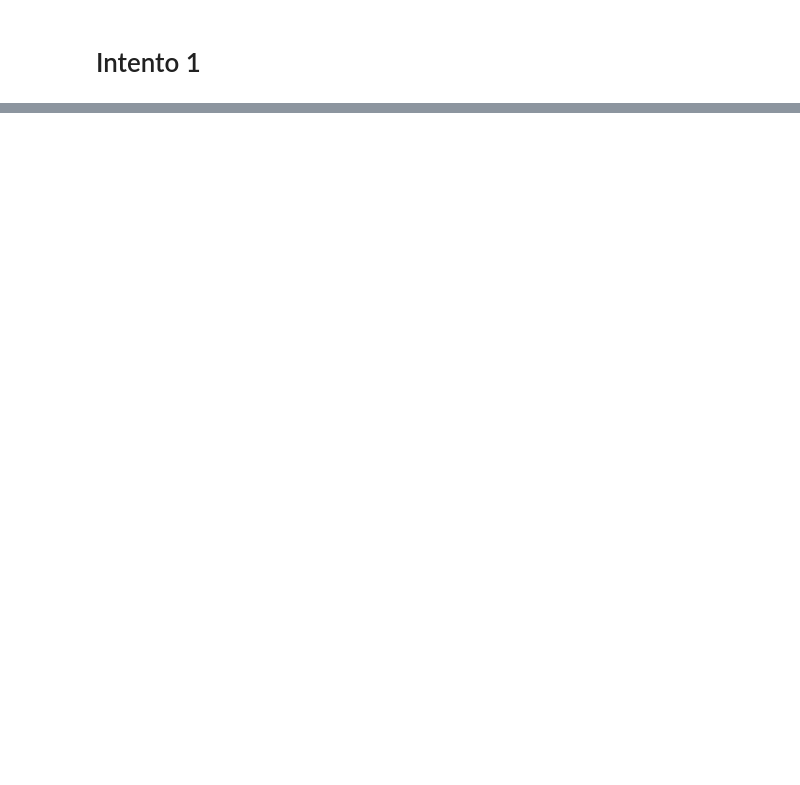
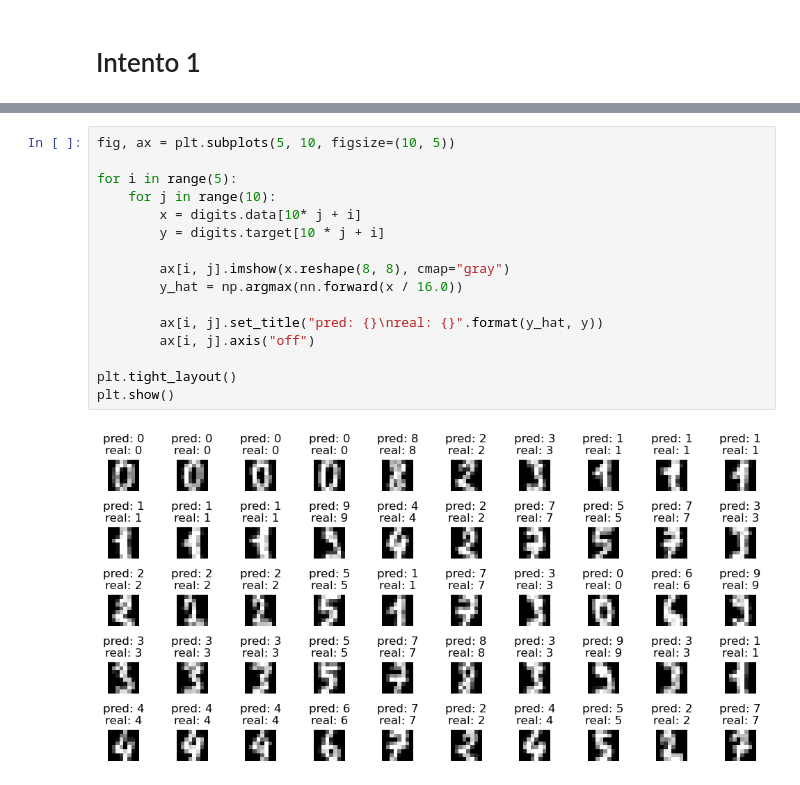
Before and after one commit to jbarberia/sia-tp3, a Jupyter notebook: src/Ejercicio4.ipynb, the cells around one changed output, grey strips where cells are left out. Cells and saved outputs as stored; diff of their text form; blank space fills up the shorter version.

```diff
--- a/src/Ejercicio4.ipynb
+++ b/src/Ejercicio4.ipynb
@@ -68,0 +91,18 @@ for yi, yi_hat in zip(y_test, y_hat):
+# %%
+fig, ax = plt.subplots(5, 10, figsize=(10, 5))
+
+for i in range(5):
+    for j in range(10):
+        x = digits.data[10* j + i]
+        y = digits.target[10 * j + i]
+
+        ax[i, j].imshow(x.reshape(8, 8), cmap="gray")
+        y_hat = np.argmax(nn.forward(x / 16.0))
+
+        ax[i, j].set_title("pred: {}\nreal: {}".format(y_hat, y))
+        ax[i, j].axis("off")
+
+plt.tight_layout()
+plt.show()
+# %% [output]
+[figure, added]
```
Also changed, not shown: parts of 7 cells of this notebook, 1 other file.
